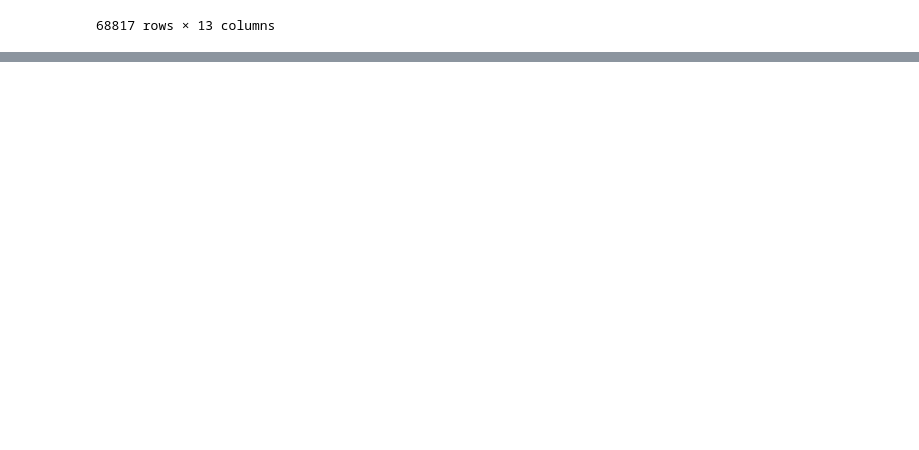
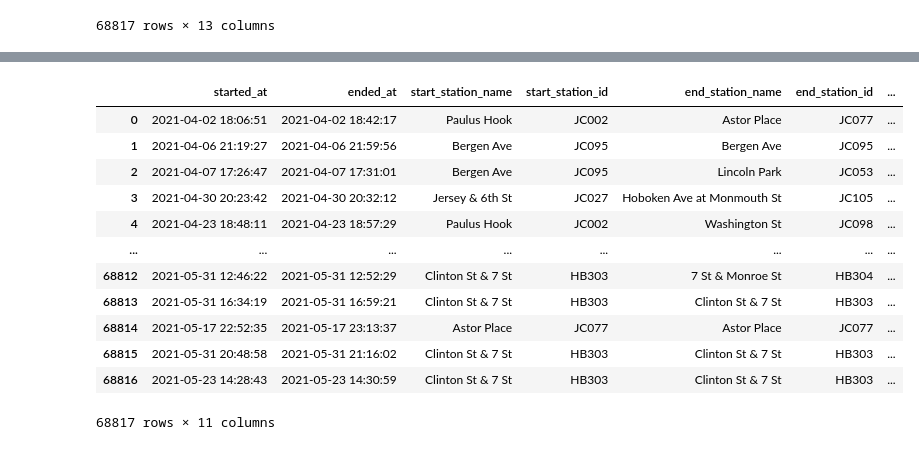
Before and after one commit to austin3216/Tableau-DataClean, a Jupyter notebook: DataCleaning.ipynb, the cells around one changed output, grey strips where cells are left out. Saved outputs shown, nothing was run; the diff lists cells and outputs as text; code cells hidden in the pictures; blank space fills up the shorter version.

```diff
--- a/DataCleaning.ipynb
+++ b/DataCleaning.ipynb
@@ -295,0 +330,17 @@ apr_may_df
+# %%
+apr_may_df.drop(['ride_id', 'rideable_type'], axis=1, inplace=True)
+apr_may_df
+# %% [output]
+|  | started_at | ended_at | start_station_name | start_station_id | end_station_name | end_station_id | ... |
+| 0 | 2021-04-02 18:06:51 | 2021-04-02 18:42:17 | Paulus Hook | JC002 | Astor Place | JC077 | ... |
+| 1 | 2021-04-06 21:19:27 | 2021-04-06 21:59:56 | Bergen Ave | JC095 | Bergen Ave | JC095 | ... |
+| 2 | 2021-04-07 17:26:47 | 2021-04-07 17:31:01 | Bergen Ave | JC095 | Lincoln Park | JC053 | ... |
+| 3 | 2021-04-30 20:23:42 | 2021-04-30 20:32:12 | Jersey & 6th St | JC027 | Hoboken Ave at Monmouth St | JC105 | ... |
+| 4 | 2021-04-23 18:48:11 | 2021-04-23 18:57:29 | Paulus Hook | JC002 | Washington St | JC098 | ... |
+| ... | ... | ... | ... | ... | ... | ... | ... |
+| 68812 | 2021-05-31 12:46:22 | 2021-05-31 12:52:29 | Clinton St & 7 St | HB303 | 7 St & Monroe St | HB304 | ... |
+| 68813 | 2021-05-31 16:34:19 | 2021-05-31 16:59:21 | Clinton St & 7 St | HB303 | Clinton St & 7 St | HB303 | ... |
+| 68814 | 2021-05-17 22:52:35 | 2021-05-17 23:13:37 | Astor Place | JC077 | Astor Place | JC077 | ... |
+| 68815 | 2021-05-31 20:48:58 | 2021-05-31 21:16:02 | Clinton St & 7 St | HB303 | Clinton St & 7 St | HB303 | ... |
+| 68816 | 2021-05-23 14:28:43 | 2021-05-23 14:30:59 | Clinton St & 7 St | HB303 | Clinton St & 7 St | HB303 | ... |
+68817 rows × 11 columns
```
Also changed, not shown: parts of 3 cells of this notebook, 2 other files.
